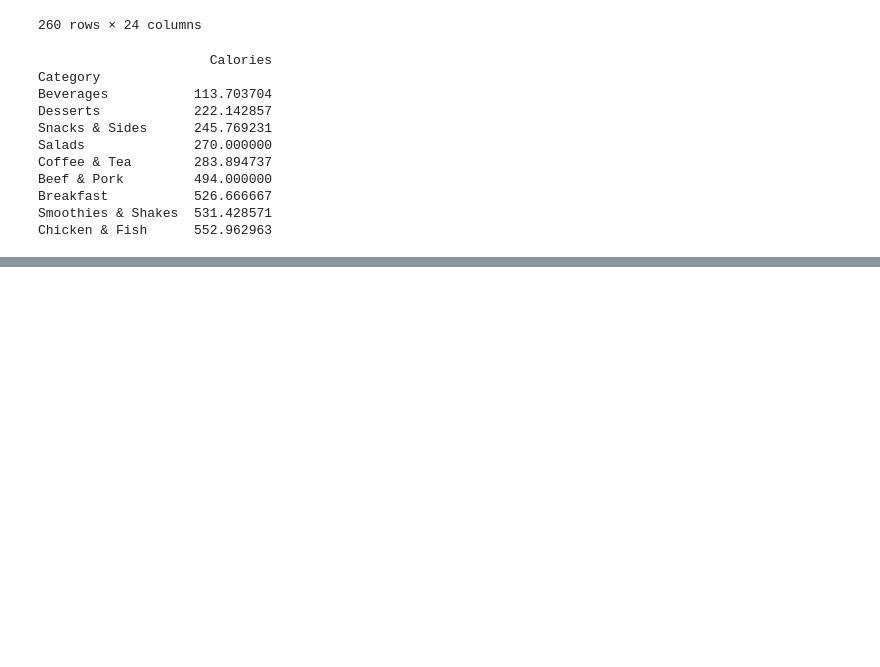
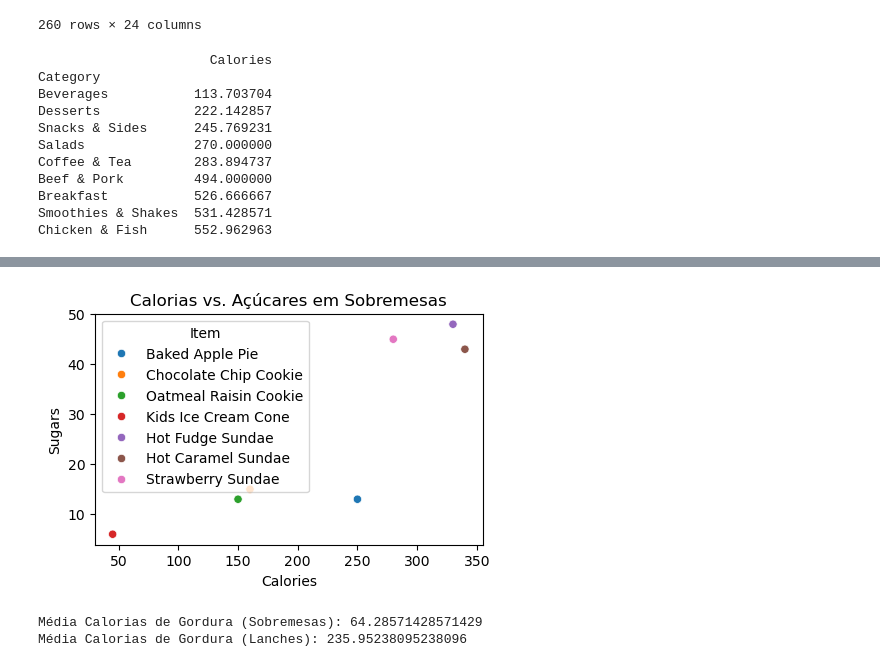
Before and after one commit to eduabichabki/analise-vendas-mcdonalds, a Jupyter notebook: mcdonalds_project.ipynb, the cells around one changed output, grey strips where cells are left out. Saved outputs shown, nothing was run; the diff lists cells and outputs as text; code cells hidden in the pictures; blank space fills up the shorter version.

```diff
--- a/mcdonalds_project.ipynb
+++ b/mcdonalds_project.ipynb
@@ -77,0 +79,4 @@ plt.show()
+# %%
+desserts = df[df['Category'] == 'Desserts']
+sandwiches = df[df['Category'].isin(['Beef & Pork', 'Chicken & Fish'])]
+smoothies = df[df['Category'] == 'Smoothies & Shakes']
@@ -77,0 +152,13 @@ plt.show()
+# %%
+plt.figure(figsize=(5, 3))
+sns.scatterplot(x='Calories', y='Sugars', hue='Item', data=desserts)
+plt.title('Calorias vs. Açúcares em Sobremesas')
+plt.show()
+# %% [output]
+[figure, added]
+# %%
+print("Média Calorias de Gordura (Sobremesas):", desserts['Calories from Fat'].mean())
+print("Média Calorias de Gordura (Lanches):", sandwiches['Calories from Fat'].mean())
+# %% [output]
+Média Calorias de Gordura (Sobremesas): 64.28571428571429
+Média Calorias de Gordura (Lanches): 235.95238095238096
```
Also changed, not shown: parts of 9 cells of this notebook.
